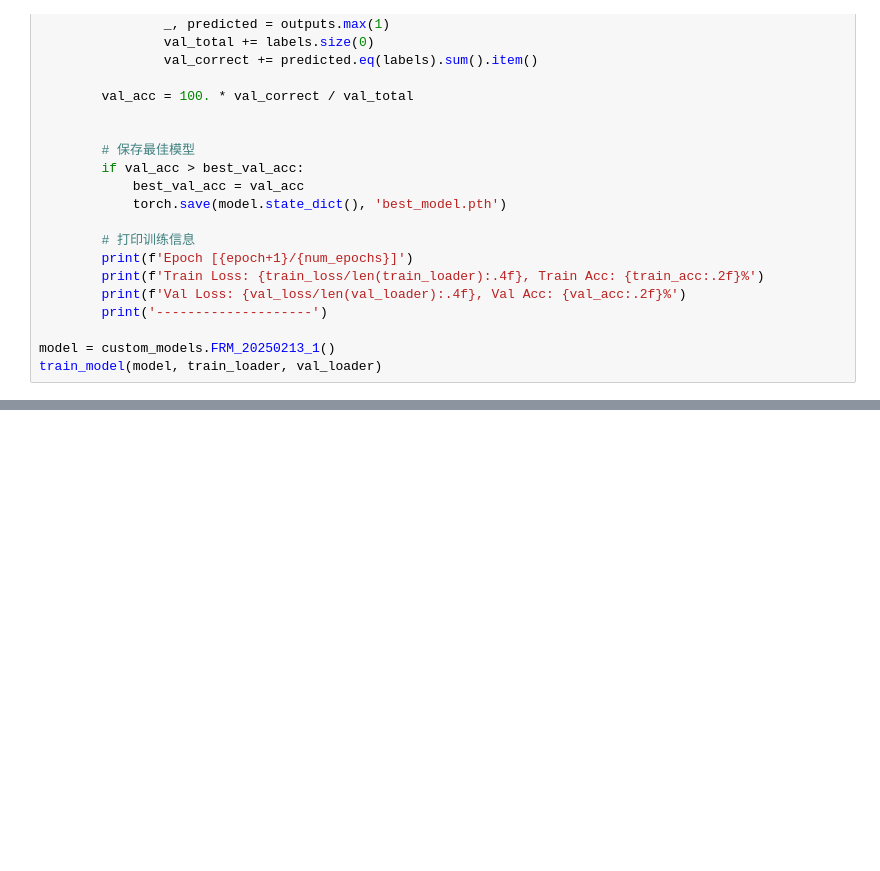
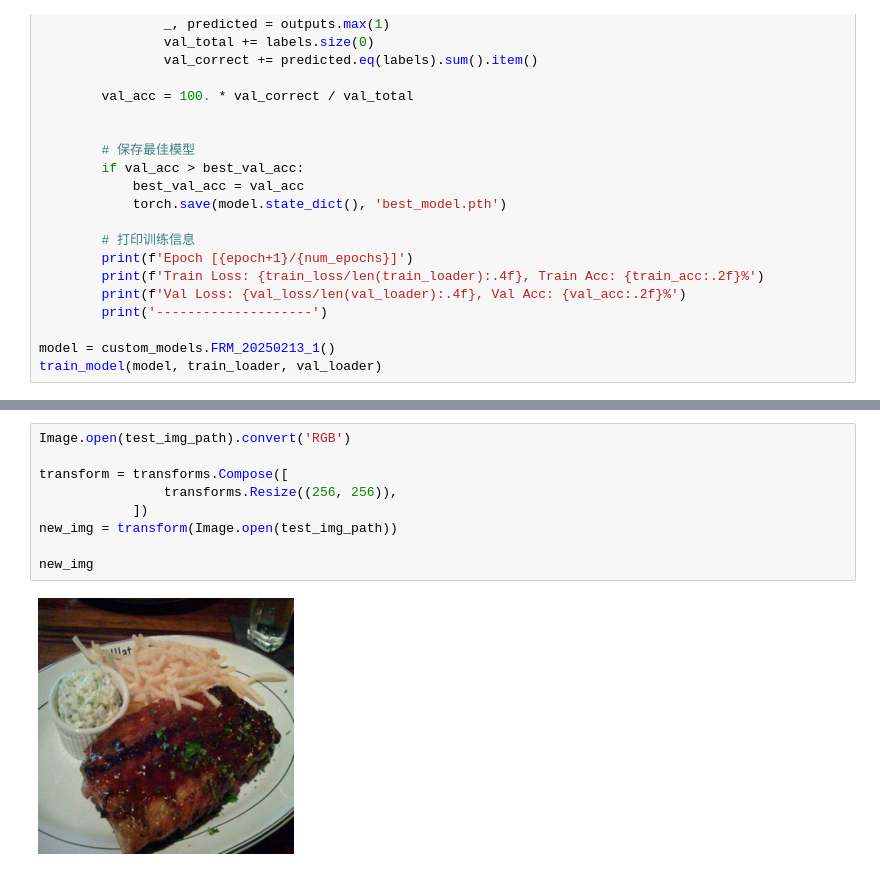
Before and after one commit to yzc-yangmo/bysj, a Jupyter notebook: src/demo.ipynb, the cells around one changed output, grey strips where cells are left out. Drawn from its saved outputs; the diff is of its cells as text; blank space fills up the shorter version.

```diff
--- a/src/demo.ipynb
+++ b/src/demo.ipynb
@@ -178,0 +215,11 @@ train_model(model, train_loader, val_loader)
+# %%
+Image.open(test_img_path).convert('RGB')
+
+transform = transforms.Compose([
+                transforms.Resize((256, 256)),
+            ])
+new_img = transform(Image.open(test_img_path))
+
+new_img
+# %% [output]
+[figure, added]
```
Also changed, not shown: parts of 4 cells of this notebook, 4 other files.
